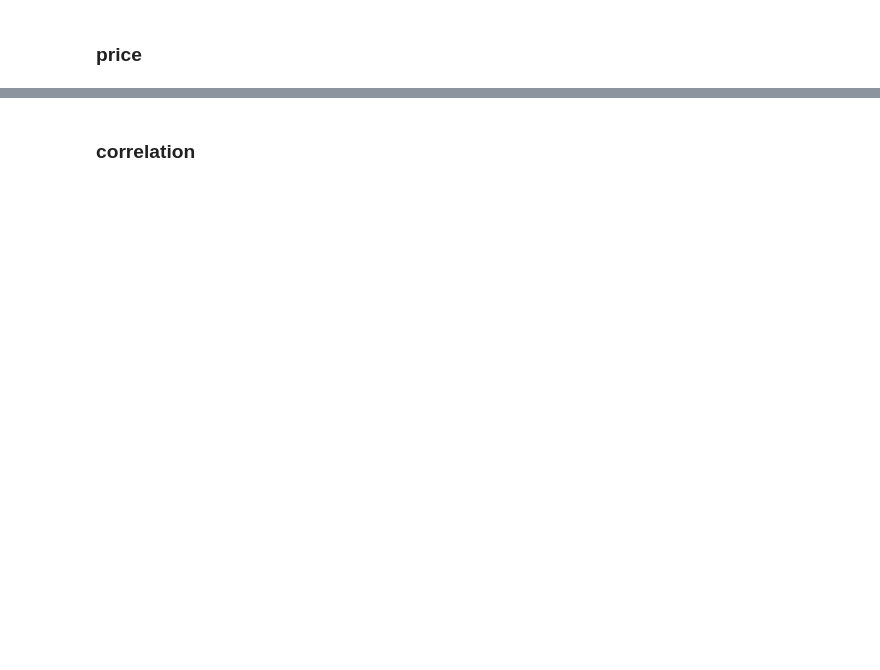
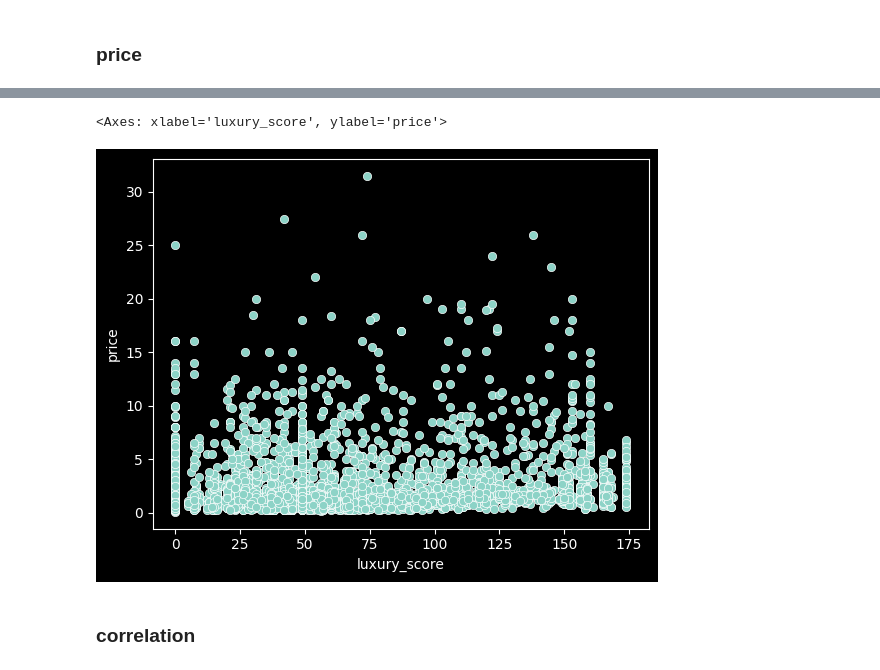
Before and after one commit to Shahroz192/dsmp-capstone-project, a Jupyter notebook: eda-multivariate-analysis.ipynb, the cells around one changed output, grey strips where cells are left out. Cells and saved outputs as stored; diff of their text form; code cells hidden in the pictures; blank space fills up the shorter version.

```diff
--- a/eda-multivariate-analysis.ipynb
+++ b/eda-multivariate-analysis.ipynb
@@ -307,5 +320,8 @@ sns.barplot(x=df['furnishing_type'],y=df['price'],estimator=np.median)
 # %%
-sns.scatterplot(df['luxury_score'],df['price'])
+sns.scatterplot(x=df['luxury_score'],y=df['price'])
+# %% [output]
+<Axes: xlabel='luxury_score', ylabel='price'>
+[figure, added]
 # %% [markdown]
 ### correlation
 # %%
```
Also changed, not shown: parts of 19 cells of this notebook, 12 other files.
